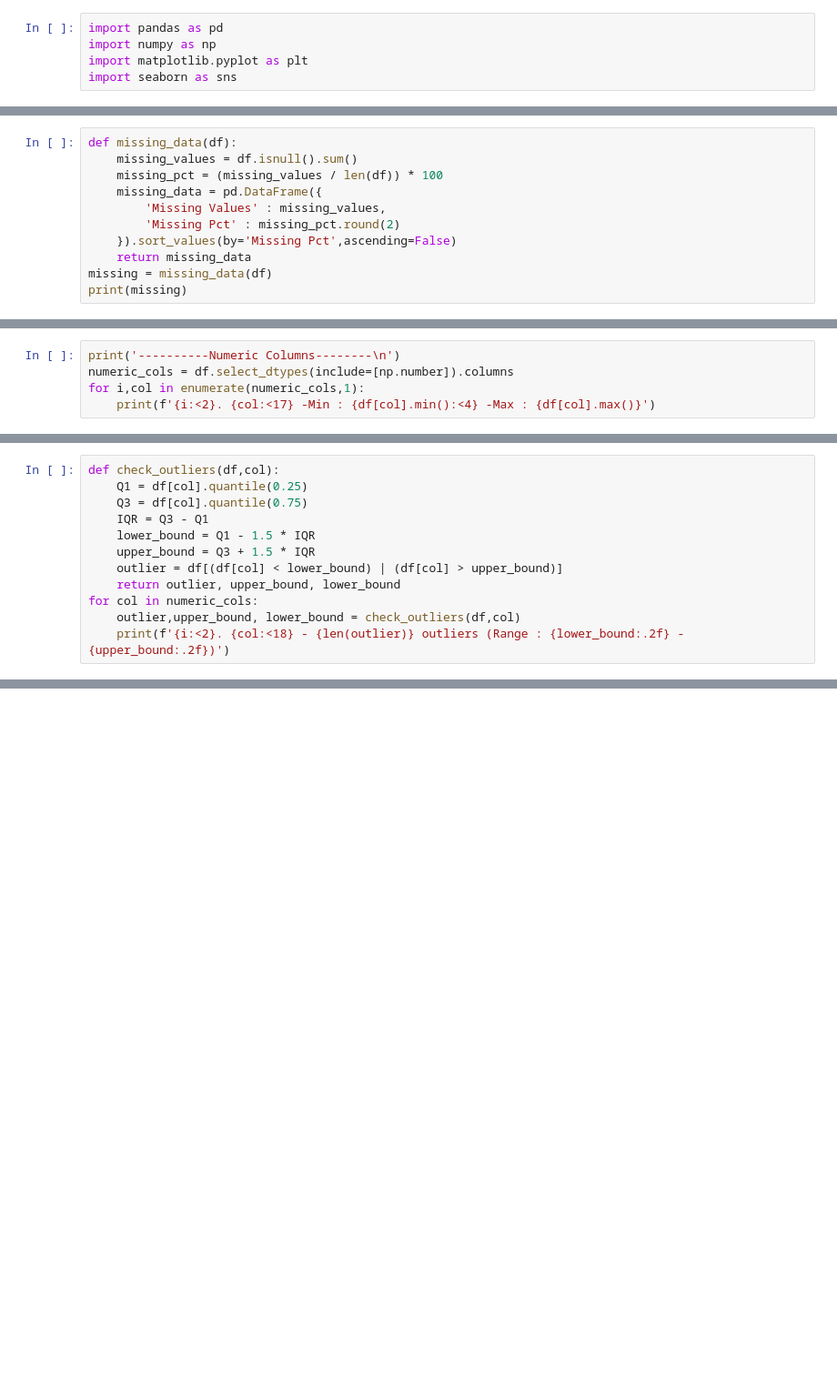
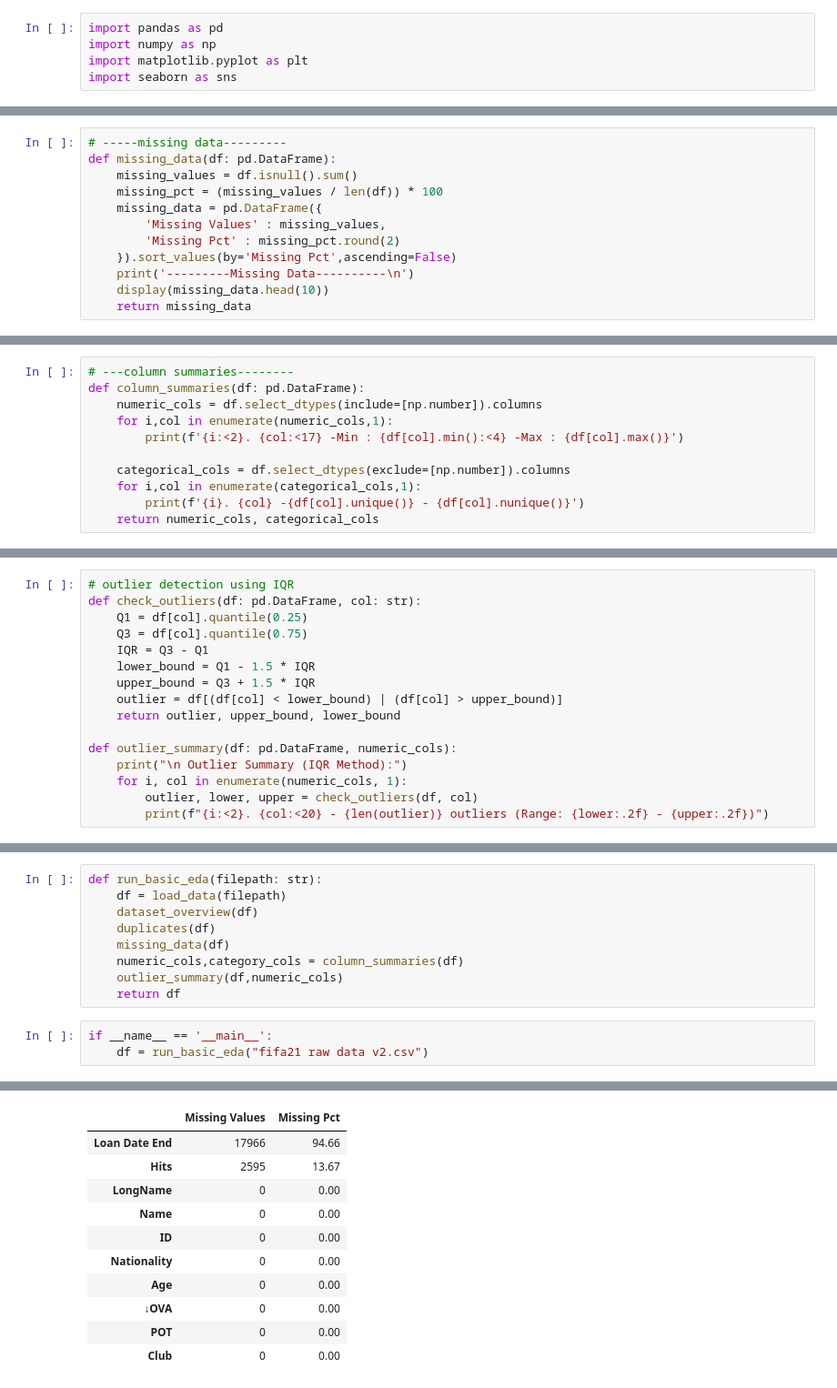
Before and after one commit to Maxwell-Selassie/FIFA-21, a Jupyter notebook: EDA.ipynb, the cells around one changed output, grey strips where cells are left out. Shown at 91% size. Drawn from its saved outputs; the diff is of its cells as text; blank space fills up the shorter version.

Commit message:
FIFA 21

```diff
--- a/EDA.ipynb
+++ b/EDA.ipynb
@@ -118,11 +32,12 @@ $Insight$ ~ `No duplicated observations`
 # %%
-def missing_data(df):
+# -----missing data---------
+def missing_data(df: pd.DataFrame):
     missing_values = df.isnull().sum()
     missing_pct = (missing_values / len(df)) * 100
     missing_data = pd.DataFrame({
         'Missing Values' : missing_values,
         'Missing Pct' : missing_pct.round(2)
     }).sort_values(by='Missing Pct',ascending=False)
+    print('---------Missing Data----------\n')
+    display(missing_data.head(10))
     return missing_data
-missing = missing_data(df)
-print(missing)
@@ -146,5 +44,11 @@ PHY                         0         0.00
 # %%
-print('----------Numeric Columns--------\n')
-numeric_cols = df.select_dtypes(include=[np.number]).columns
-for i,col in enumerate(numeric_cols,1):
-    print(f'{i:<2}. {col:<17} -Min : {df[col].min():<4} -Max : {df[col].max()}')
+# ---column summaries--------
+def column_summaries(df: pd.DataFrame):
+    numeric_cols = df.select_dtypes(include=[np.number]).columns
+    for i,col in enumerate(numeric_cols,1):
+        print(f'{i:<2}. {col:<17} -Min : {df[col].min():<4} -Max : {df[col].max()}')
+
+    categorical_cols = df.select_dtypes(exclude=[np.number]).columns
+    for i,col in enumerate(categorical_cols,1):
+        print(f'{i}. {col} -{df[col].unique()} - {df[col].nunique()}')
+    return numeric_cols, categorical_cols
@@ -196,5 +55,6 @@ for i,col in enumerate(categorical_cols,1):
 # %%
-def check_outliers(df,col):
+# outlier detection using IQR
+def check_outliers(df: pd.DataFrame, col: str):
     Q1 = df[col].quantile(0.25)
     Q3 = df[col].quantile(0.75)
     IQR = Q3 - Q1
@@ -202,6 +62,9 @@ def check_outliers(df,col):
     upper_bound = Q3 + 1.5 * IQR
     outlier = df[(df[col] < lower_bound) | (df[col] > upper_bound)]
     return outlier, upper_bound, lower_bound
-for col in numeric_cols:
-    outlier,upper_bound, lower_bound = check_outliers(df,col)
-    print(f'{i:<2}. {col:<18} - {len(outlier)} outliers (Range : {lower_bound:.2f} - {upper_bound:.2f})')
+
+def outlier_summary(df: pd.DataFrame, numeric_cols):
+    print("\n Outlier Summary (IQR Method):")
+    for i, col in enumerate(numeric_cols, 1):
+        outlier, lower, upper = check_outliers(df, col)
+        print(f"{i:<2}. {col:<20} - {len(outlier)} outliers (Range: {lower:.2f} - {upper:.2f})")
@@ -225,0 +71,13 @@ for col in numeric_cols:
+# %%
+def run_basic_eda(filepath: str):
+    df = load_data(filepath)
+    dataset_overview(df)
+    duplicates(df)
+    missing_data(df)
+    numeric_cols,category_cols = column_summaries(df)
+    outlier_summary(df,numeric_cols)
+    return df
+# %%
+if __name__ == '__main__':
+    df = run_basic_eda("fifa21 raw data v2.csv")
+# %% [output]
@@ -225,0 +101,11 @@ for col in numeric_cols:
+|  | Missing Values | Missing Pct |
+| Loan Date End | 17966 | 94.66 |
+| Hits | 2595 | 13.67 |
+| LongName | 0 | 0.00 |
+| Name | 0 | 0.00 |
+| ID | 0 | 0.00 |
+| Nationality | 0 | 0.00 |
+| Age | 0 | 0.00 |
+| ↓OVA | 0 | 0.00 |
+| POT | 0 | 0.00 |
+| Club | 0 | 0.00 |
```
Also changed, not shown: parts of 19 cells of this notebook.
